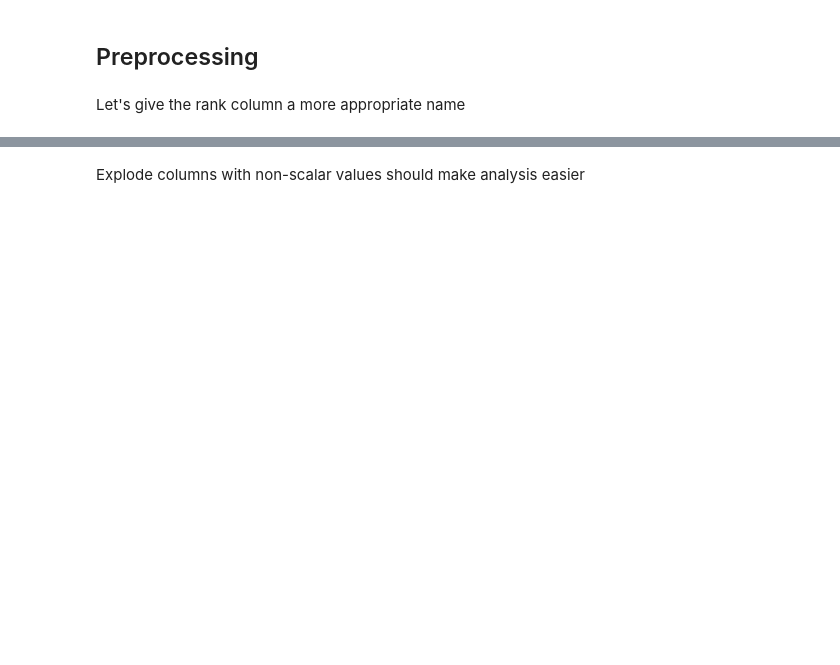
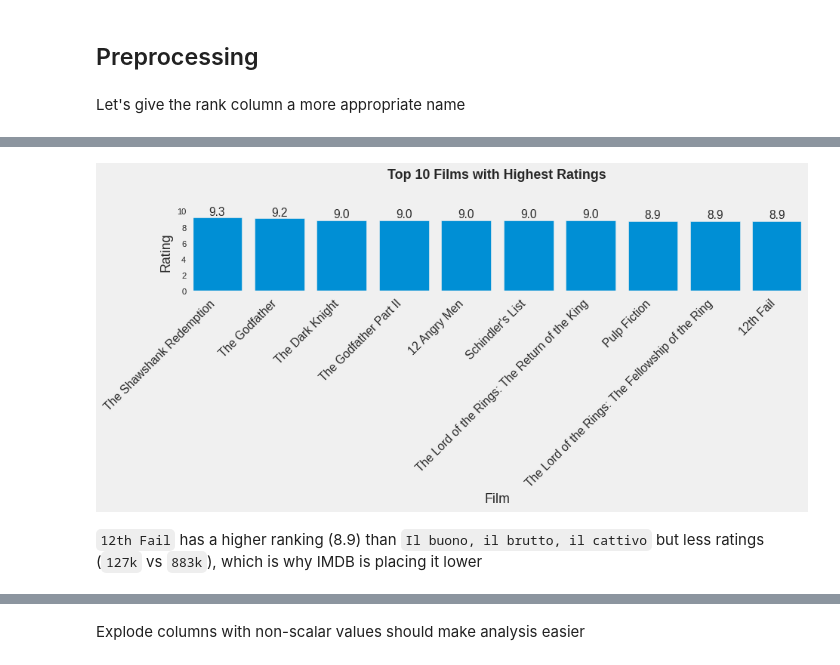
Before and after one commit to dmitkov28/notebooks, a Jupyter notebook: notebooks/ML/movies/imdb_eda.ipynb, the cells around one changed output, grey strips where cells are left out. Cells and saved outputs as stored; diff of their text form; code cells hidden in the pictures; blank space fills up the shorter version.

```diff
--- a/notebooks/ML/movies/imdb_eda.ipynb
+++ b/notebooks/ML/movies/imdb_eda.ipynb
@@ -29,0 +76,24 @@ data = data.rename(columns={"Unnamed: 0": "rank"})
+# %%
+plt.style.use('fivethirtyeight')
+fig, ax = plt.subplots(figsize=(12, 6))
+plt.grid(visible=False)
+bars = ax.bar(top_films_no_rank['name'], top_films_no_rank['rating'])
+
+ax.set_xlabel('Film', fontsize=16)
+ax.set_ylabel('Rating', fontsize=16)
+ax.set_title('Top 10 Films with Highest Ratings', fontsize=16, fontweight='bold', pad=40)
+plt.xticks(rotation=45, ha='right', fontsize=14)
+
+for bar in bars:
+    height = bar.get_height()
+    ax.text(bar.get_x() + bar.get_width()/2., height,
+            f'{height:.1f}',
+            ha='center', va='bottom')
+
+plt.tight_layout()
+plt.savefig("top-10-no-rank.png")
+plt.show()
+# %% [output]
+[figure, added]
+# %% [markdown]
+`12th Fail` has a higher ranking (8.9) than `Il buono, il brutto, il cattivo` but less ratings (`127k` vs `883k`), which is why IMDB is placing it lower
```
Also changed, not shown: parts of 54 cells of this notebook.
